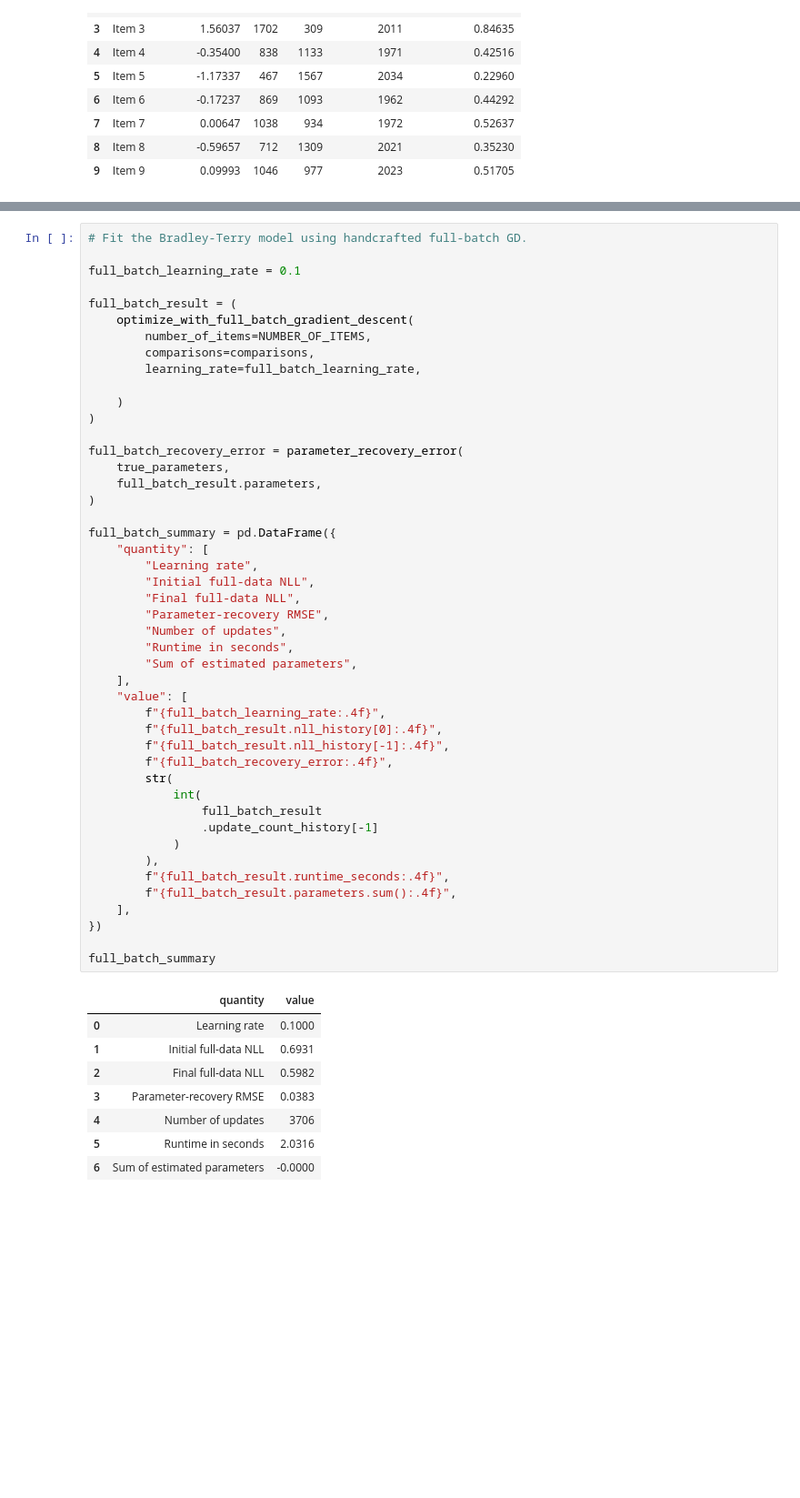
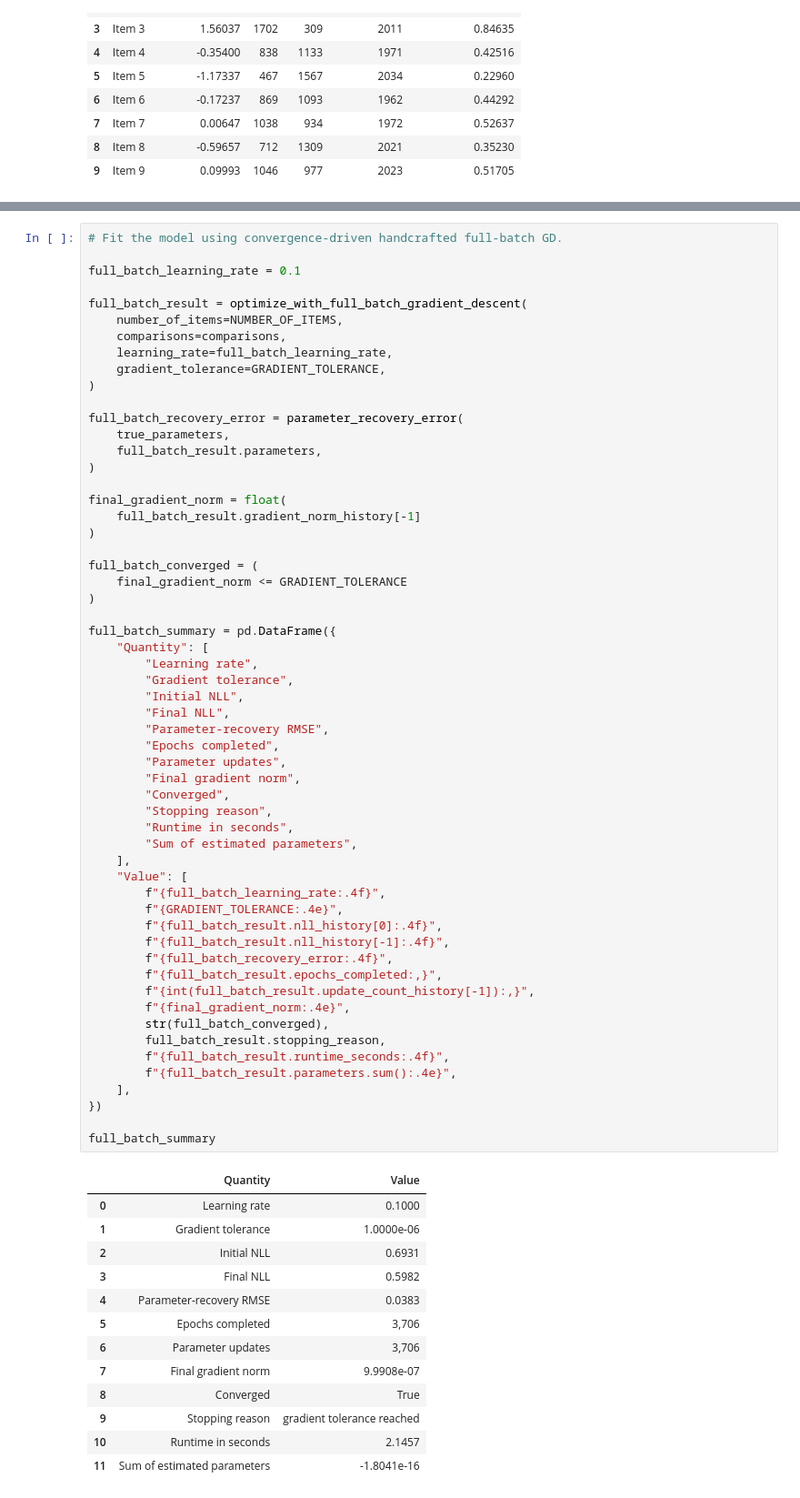
Before and after one commit to rbhdsks/Learning-from-Comparison-Data-Master-Thesis-Project-, a Jupyter notebook: notebooks/experiments/Bradley_Terry_Model/04_BradleyTerry_MLE_Optimizations.ipynb, the cells around one changed output, grey strips where cells are left out. Shown at 91% size. Saved outputs shown, nothing was run; the diff lists cells and outputs as text; blank space fills up the shorter version.

Commit message:
Add convergence-driven full-batch GD experiment

```diff
--- a/notebooks/experiments/Bradley_Terry_Model/04_BradleyTerry_MLE_Optimizations.ipynb
+++ b/notebooks/experiments/Bradley_Terry_Model/04_BradleyTerry_MLE_Optimizations.ipynb
@@ -207,56 +180,72 @@ Therefore, one full-batch update corresponds to one complete pass, or one epoch,
 # %%
-# Fit the Bradley-Terry model using handcrafted full-batch GD.
+# Fit the model using convergence-driven handcrafted full-batch GD.
 
 full_batch_learning_rate = 0.1
 
-full_batch_result = (
-    optimize_with_full_batch_gradient_descent(
-        number_of_items=NUMBER_OF_ITEMS,
-        comparisons=comparisons,
-        learning_rate=full_batch_learning_rate,
-
-    )
+full_batch_result = optimize_with_full_batch_gradient_descent(
+    number_of_items=NUMBER_OF_ITEMS,
+    comparisons=comparisons,
+    learning_rate=full_batch_learning_rate,
+    gradient_tolerance=GRADIENT_TOLERANCE,
 )
 
 full_batch_recovery_error = parameter_recovery_error(
     true_parameters,
     full_batch_result.parameters,
 )
 
+final_gradient_norm = float(
+    full_batch_result.gradient_norm_history[-1]
+)
+
+full_batch_converged = (
+    final_gradient_norm <= GRADIENT_TOLERANCE
+)
+
 full_batch_summary = pd.DataFrame({
-    "quantity": [
+    "Quantity": [
         "Learning rate",
-        "Initial full-data NLL",
-        "Final full-data NLL",
+        "Gradient tolerance",
+        "Initial NLL",
+        "Final NLL",
         "Parameter-recovery RMSE",
-        "Number of updates",
+        "Epochs completed",
+        "Parameter updates",
+        "Final gradient norm",
+        "Converged",
+        "Stopping reason",
         "Runtime in seconds",
         "Sum of estimated parameters",
     ],
-    "value": [
+    "Value": [
         f"{full_batch_learning_rate:.4f}",
+        f"{GRADIENT_TOLERANCE:.4e}",
         f"{full_batch_result.nll_history[0]:.4f}",
         f"{full_batch_result.nll_history[-1]:.4f}",
         f"{full_batch_recovery_error:.4f}",
-        str(
-            int(
-                full_batch_result
-                .update_count_history[-1]
-            )
-        ),
+        f"{full_batch_result.epochs_completed:,}",
+        f"{int(full_batch_result.update_count_history[-1]):,}",
+        f"{final_gradient_norm:.4e}",
+        str(full_batch_converged),
+        full_batch_result.stopping_reason,
         f"{full_batch_result.runtime_seconds:.4f}",
-        f"{full_batch_result.parameters.sum():.4f}",
+        f"{full_batch_result.parameters.sum():.4e}",
     ],
 })
 
 full_batch_summary
 # %% [output]
-|  | quantity | value |
+|  | Quantity | Value |
 | 0 | Learning rate | 0.1000 |
-| 1 | Initial full-data NLL | 0.6931 |
-| 2 | Final full-data NLL | 0.5982 |
-| 3 | Parameter-recovery RMSE | 0.0383 |
-| 4 | Number of updates | 3706 |
-| 5 | Runtime in seconds | 2.0316 |
-| 6 | Sum of estimated parameters | -0.0000 |
+| 1 | Gradient tolerance | 1.0000e-06 |
+| 2 | Initial NLL | 0.6931 |
+| 3 | Final NLL | 0.5982 |
+| 4 | Parameter-recovery RMSE | 0.0383 |
+| 5 | Epochs completed | 3,706 |
+| 6 | Parameter updates | 3,706 |
+| 7 | Final gradient norm | 9.9908e-07 |
+| 8 | Converged | True |
+| 9 | Stopping reason | gradient tolerance reached |
+| 10 | Runtime in seconds | 2.1457 |
+| 11 | Sum of estimated parameters | -1.8041e-16 |
 # %%
```
Also changed, not shown: parts of 12 cells of this notebook.
